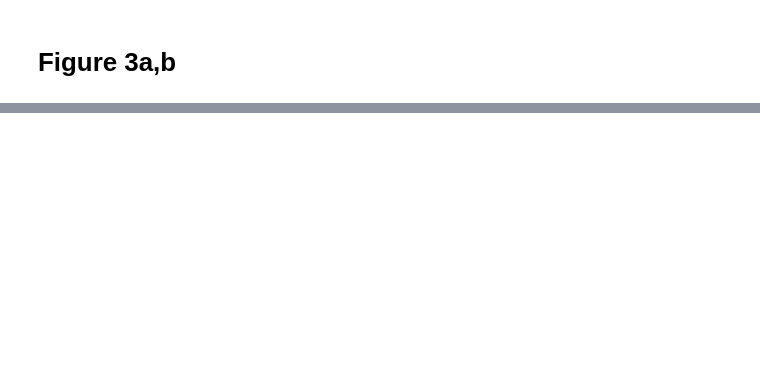
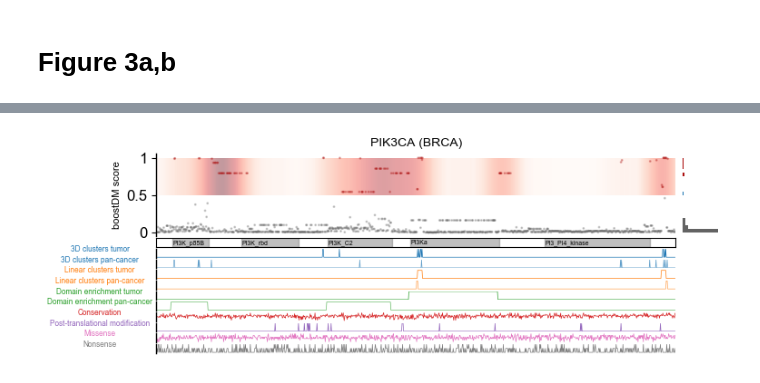
Before and after one commit to bbglab/boostdm-analyses, a Jupyter notebook: Figure3/display_panels_Figure3_ferran.ipynb, the cells around one changed output, grey strips where cells are left out. Cells and saved outputs as stored; diff of their text form; code cells hidden in the pictures; blank space fills up the shorter version.

```diff
--- a/Figure3/display_panels_Figure3_ferran.ipynb
+++ b/Figure3/display_panels_Figure3_ferran.ipynb
@@ -29,0 +44,4 @@ plot_blueprint('TP53', 'COREAD')
+# %%
+plot_blueprint('PIK3CA', 'BRCA')
+# %% [output]
+[figure, added]
```
Also changed, not shown: parts of 6 cells of this notebook, 1 other file.
